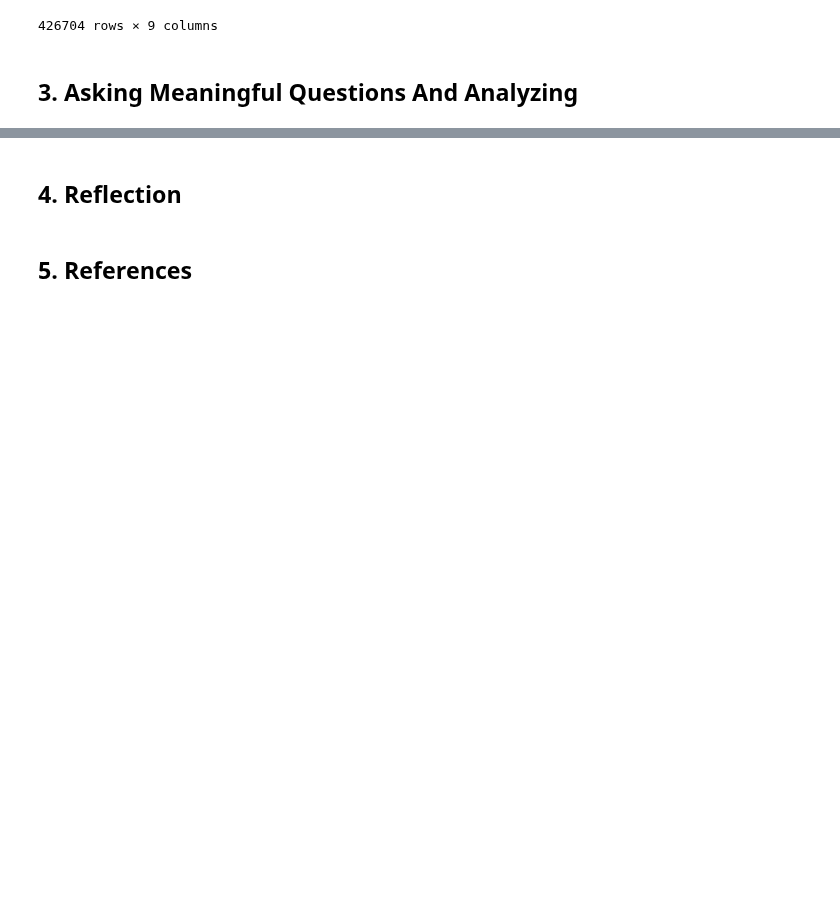
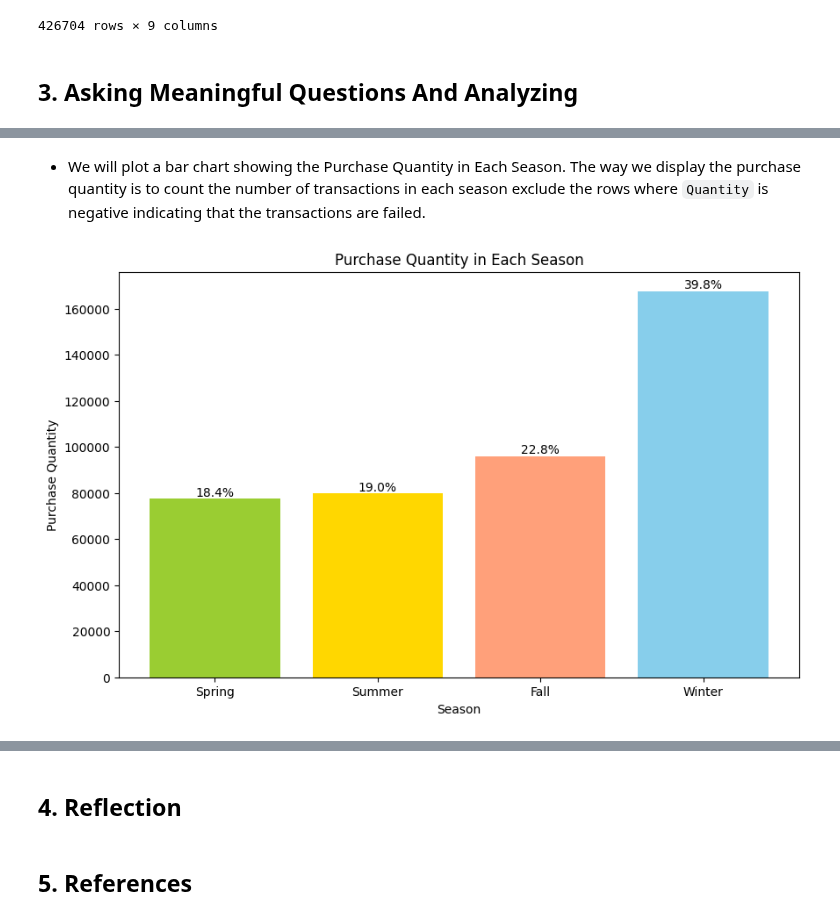
Before and after one commit to Ha0203/FinalProject_LTKHDL, a Jupyter notebook: main_branch.ipynb, the cells around one changed output, grey strips where cells are left out. Saved outputs shown, nothing was run; the diff lists cells and outputs as text; code cells hidden in the pictures; blank space fills up the shorter version.

```diff
--- a/main_branch.ipynb
+++ b/main_branch.ipynb
@@ -368,3 +370,5 @@ data_df = data_df.drop(['InvoiceDate', 'InvoiceTime'], axis=1)
+# %%
+data_df = data_df[data_df['UnitPrice'] >= 0]
 # %% [markdown]
 - The shape of df after removing
 # %%
@@ -627,0 +660,17 @@ data_df
+# %%
+df_q3 = data_df
+
+# Define a function to map months to seasons
+def map_month_to_season(month):
+    if 1 <= month <= 3:
+        return 'Spring'
+    elif 4 <= month <= 6:
+        return 'Summer'
+    elif 7 <= month <= 9:
+        return 'Fall'
+    else:
+        return 'Winter'
+
+df_q3['Season'] = df_q3['InvoiceDateTime'].dt.month.apply(map_month_to_season)
+
+df_q3.sample(5)
@@ -627,0 +684,30 @@ data_df
+# %% [markdown]
+- We will plot a bar chart showing the Purchase Quantity in Each Season. The way we display the purchase quantity is to count the number of transactions in each season exclude the rows where `Quantity` is negative indicating that the transactions are failed.
+# %%
+# Define the order of seasons and soft colors
+season_order = ['Spring', 'Summer', 'Fall', 'Winter']
+season_colors = ['#9ACD32', '#FFD700', '#FFA07A', '#87CEEB']
+
+# Filter out rows with negative Quantity
+df_q3_positive = df_q3[df_q3['Quantity'] >= 0]
+
+# Group by season, count rounds, and reorder based on season_order
+season_counts = df_q3_positive.groupby('Season').size().reindex(season_order, fill_value=0)
+
+plt.figure(figsize=(10, 6))
+
+# Plotting the bar chart
+plt.bar(season_counts.index, season_counts.values, color=season_colors)
+plt.title('Purchase Quantity in Each Season')
+plt.xlabel('Season')
+plt.ylabel('Purchase Quantity')
+
+# Add percentages on top of each bar
+total_rounds = season_counts.sum()
+for i, count in enumerate(season_counts.values):
+    percentage = (count / total_rounds) * 100
+    plt.text(i, count + 0.1, f'{percentage:.1f}%', ha='center', va='bottom')
+
+plt.show()
+# %% [output]
+[figure, added]
```
Also changed, not shown: parts of 10 cells of this notebook.
